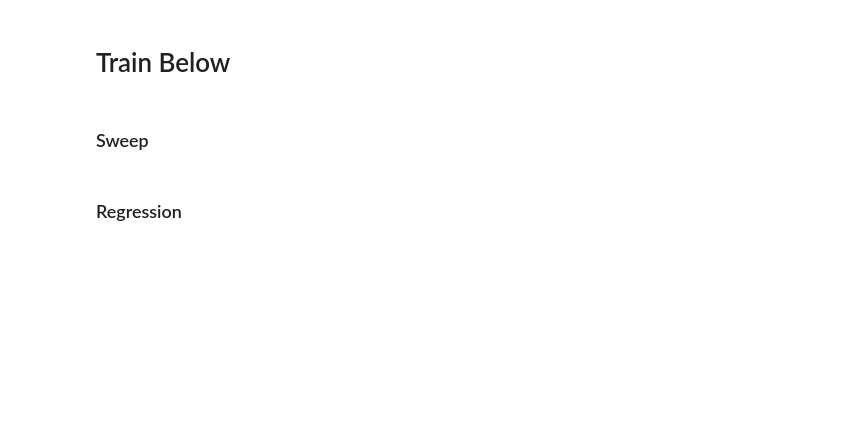
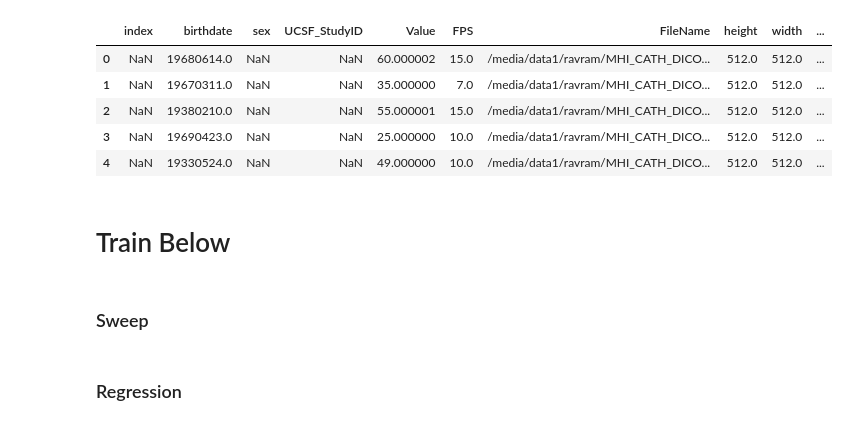
Before and after one commit to HeartWise-AI/Orion, a Jupyter notebook: notebooks/test_view_classifier.ipynb, the cells around one changed output. Saved outputs shown, nothing was run; the diff lists cells and outputs as text; code cells hidden in the pictures; blank space fills up the shorter version.

```diff
--- a/notebooks/test_view_classifier.ipynb
+++ b/notebooks/test_view_classifier.ipynb
@@ -38,6 +38,16 @@ def df_stats(df):
 
     print(tabulate(df_stat_val, headers="keys", tablefmt="psql"))
     return df.head()
+# %%
+df = pd.read_csv('../data/CathEF_MHI_UCSF_2016-to-july-2022-and-2023-08-30-post-CathEF_alpha_filtered_30days_sample_400.csv', sep='α')
+display(df.head(n=5))
+# %% [output]
+|  | index | birthdate | sex | UCSF_StudyID | Value | FPS | FileName | height | width | ... |
+| 0 | NaN | 19680614.0 | NaN | NaN | 60.000002 | 15.0 | /media/data1/ravram/MHI_CATH_DICO... | 512.0 | 512.0 | ... |
+| 1 | NaN | 19670311.0 | NaN | NaN | 35.000000 | 7.0 | /media/data1/ravram/MHI_CATH_DICO... | 512.0 | 512.0 | ... |
+| 2 | NaN | 19380210.0 | NaN | NaN | 55.000001 | 15.0 | /media/data1/ravram/MHI_CATH_DICO... | 512.0 | 512.0 | ... |
+| 3 | NaN | 19690423.0 | NaN | NaN | 25.000000 | 10.0 | /media/data1/ravram/MHI_CATH_DICO... | 512.0 | 512.0 | ... |
+| 4 | NaN | 19330524.0 | NaN | NaN | 49.000000 | 10.0 | /media/data1/ravram/MHI_CATH_DICO... | 512.0 | 512.0 | ... |
 # %% [markdown]
 # Train Below
 # %%
```
Also changed, not shown: 35 other files.
